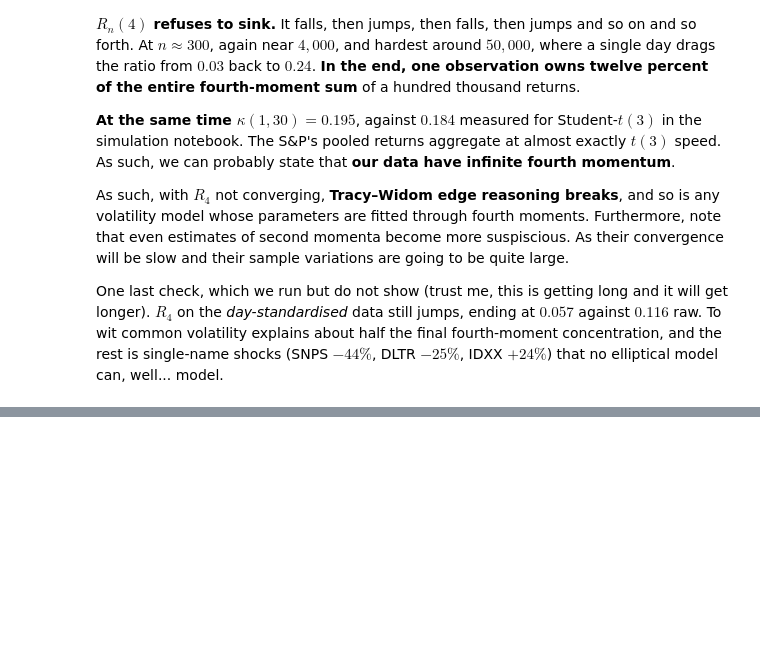
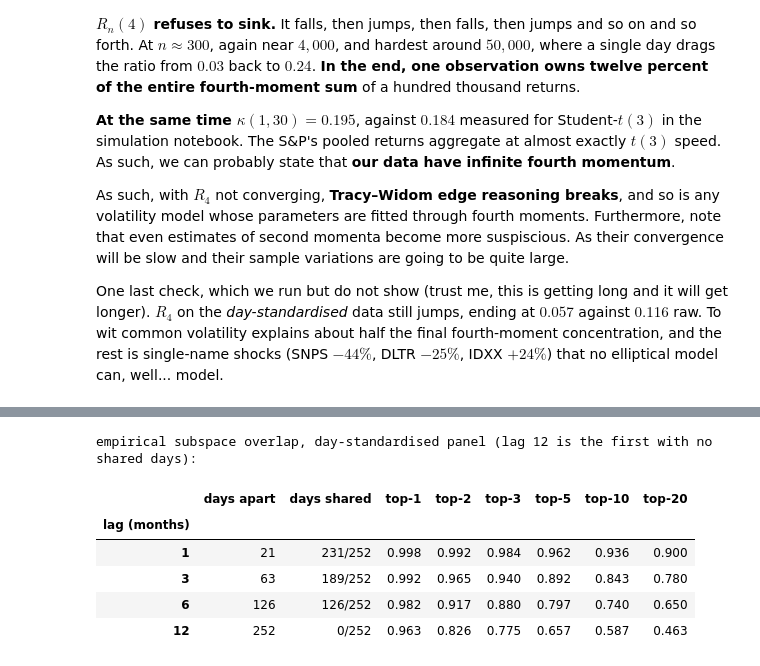
Before and after one commit to MarcoGaloppo/Quant-RMT-FatTails, a Jupyter notebook: narrative_rmt_market_data.ipynb, the cells around one changed output, grey strips where cells are left out. Cells and saved outputs as stored; diff of their text form; code cells hidden in the pictures; blank space fills up the shorter version.

```diff
--- a/narrative_rmt_market_data.ipynb
+++ b/narrative_rmt_market_data.ipynb
@@ -838,0 +903,35 @@ One last check, which we run but do not show (trust me, this is getting long and
+# %%
+if px is not None:
+    def subspace_overlap(A, B, k):
+        """mean squared canonical correlation between two top-k subspaces.
+        1 = same subspace; the floor for unrelated subspaces is k/N."""
+        s = np.linalg.svd(A[:, :k].T @ B[:, :k], compute_uv=False)
+        return float(np.mean(s ** 2))
+
+    KS = (1, 2, 3, 5, 10, 20)
+    XS_all = XL_all / day_scale(XL_all)
+
+    def rolling_vecs(data):
+        return [eigh_desc(sample_corr(data[:, s:s+W], demean=True))[1][:, :20]
+                for s in range(0, T_a - W + 1, STEP)]
+    vec_std = rolling_vecs(XS_all)
+
+    rows = []
+    for lag in (1, 3, 6, 12):
+        shared = max(W - lag * STEP, 0)
+        rows.append({"lag (months)": lag, "days apart": lag * STEP,
+                     "days shared": f"{shared}/{W}",
+                     **{f"top-{k}": round(np.mean([subspace_overlap(vec_std[i], vec_std[i+lag], k)
+                                                   for i in range(len(vec_std) - lag)]), 3)
+                        for k in KS}})
+    print("empirical subspace overlap, day-standardised panel "
+          "(lag 12 is the first with no shared days):")
+    display(pd.DataFrame(rows).set_index("lag (months)"))
+# %% [output]
+empirical subspace overlap, day-standardised panel (lag 12 is the first with no shared days):
+|  | days apart | days shared | top-1 | top-2 | top-3 | top-5 | top-10 | top-20 |
+| lag (months) |  |  |  |  |  |  |  |  |
+| 1 | 21 | 231/252 | 0.998 | 0.992 | 0.984 | 0.962 | 0.936 | 0.900 |
+| 3 | 63 | 189/252 | 0.992 | 0.965 | 0.940 | 0.892 | 0.843 | 0.780 |
+| 6 | 126 | 126/252 | 0.982 | 0.917 | 0.880 | 0.797 | 0.740 | 0.650 |
+| 12 | 252 | 0/252 | 0.963 | 0.826 | 0.775 | 0.657 | 0.587 | 0.463 |
```
Also changed, not shown: parts of 8 cells of this notebook.
